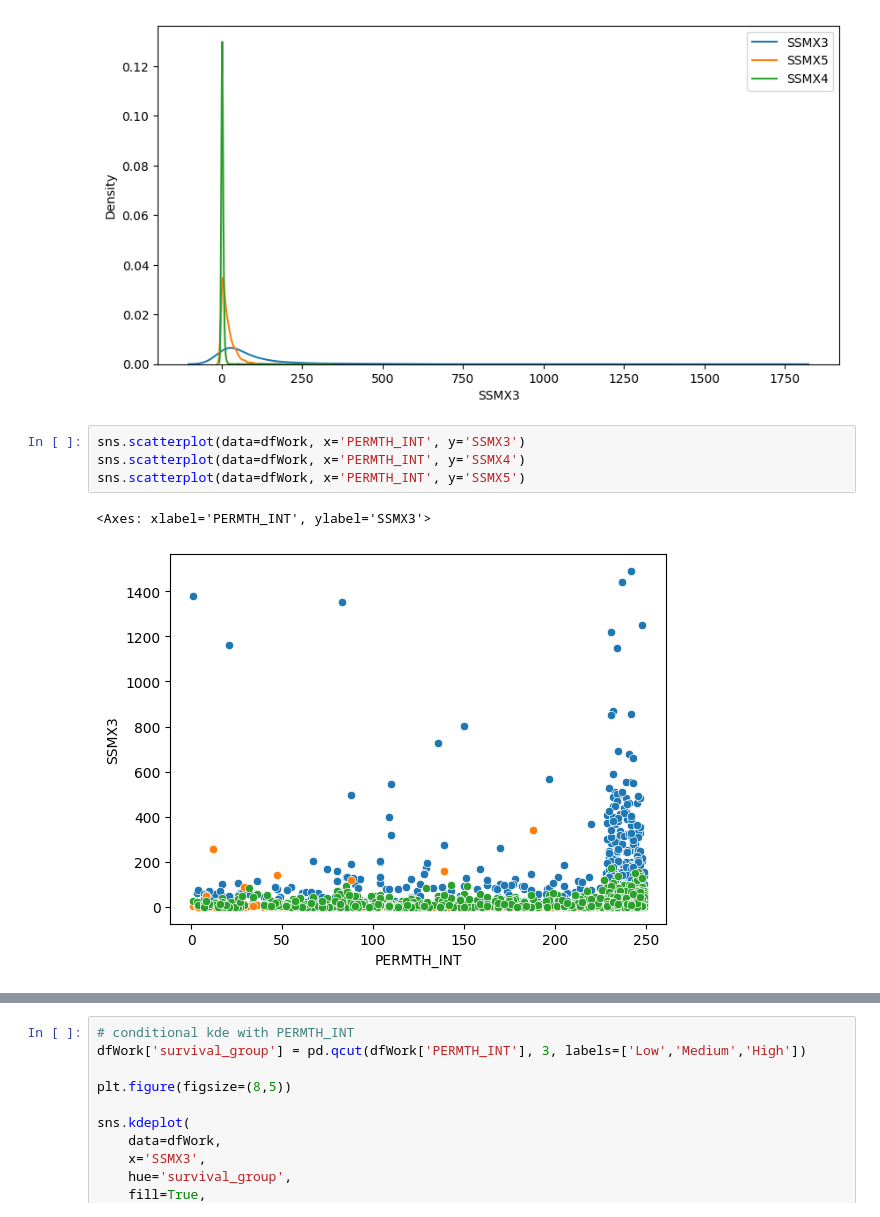
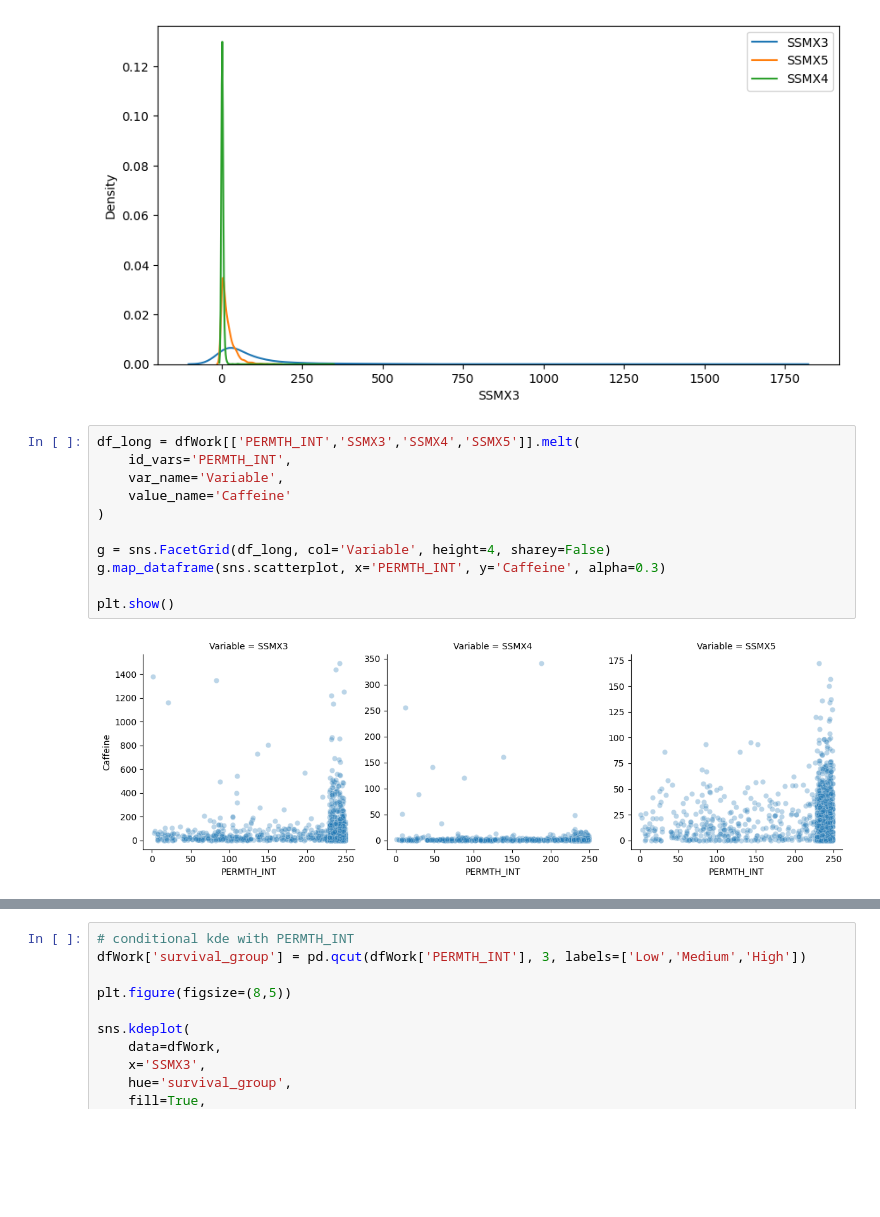
Before and after one commit to yxqin06/DS3021_Project_1, a Jupyter notebook: WranglingEDA.ipynb, the cells around one changed output, grey strips where cells are left out. Saved outputs shown, nothing was run; the diff lists cells and outputs as text; blank space fills up the shorter version.

```diff
--- a/WranglingEDA.ipynb
+++ b/WranglingEDA.ipynb
@@ -160,9 +160,15 @@ plt.show()
 # %% [output]
 [figure]
 # %%
-sns.scatterplot(data=dfWork, x='PERMTH_INT', y='SSMX3')
-sns.scatterplot(data=dfWork, x='PERMTH_INT', y='SSMX4')
-sns.scatterplot(data=dfWork, x='PERMTH_INT', y='SSMX5')
+df_long = dfWork[['PERMTH_INT','SSMX3','SSMX4','SSMX5']].melt(
+    id_vars='PERMTH_INT',
+    var_name='Variable',
+    value_name='Caffeine'
+)
+
+g = sns.FacetGrid(df_long, col='Variable', height=4, sharey=False)
+g.map_dataframe(sns.scatterplot, x='PERMTH_INT', y='Caffeine', alpha=0.3)
+
+plt.show()
 # %% [output]
-<Axes: xlabel='PERMTH_INT', ylabel='SSMX3'>
-[figure, old version]
+[figure, new version]
```
Also changed, not shown: parts of 4 cells of this notebook.
